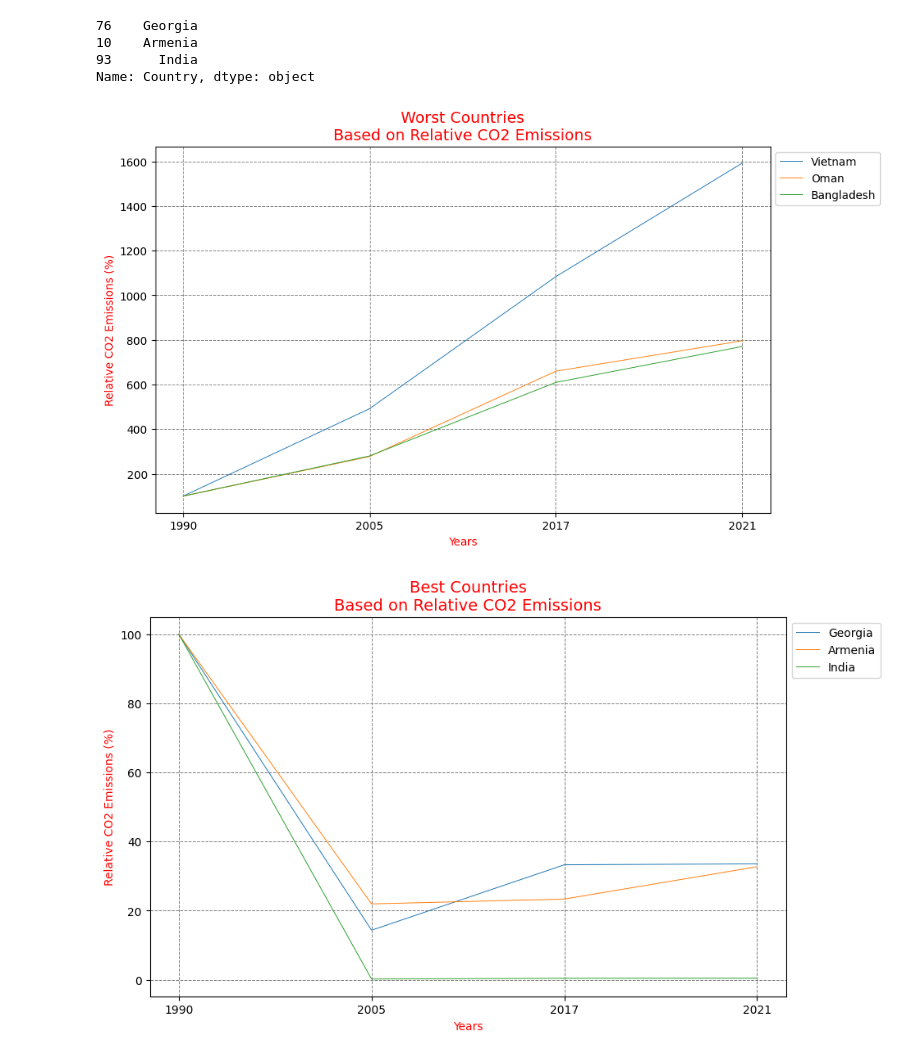
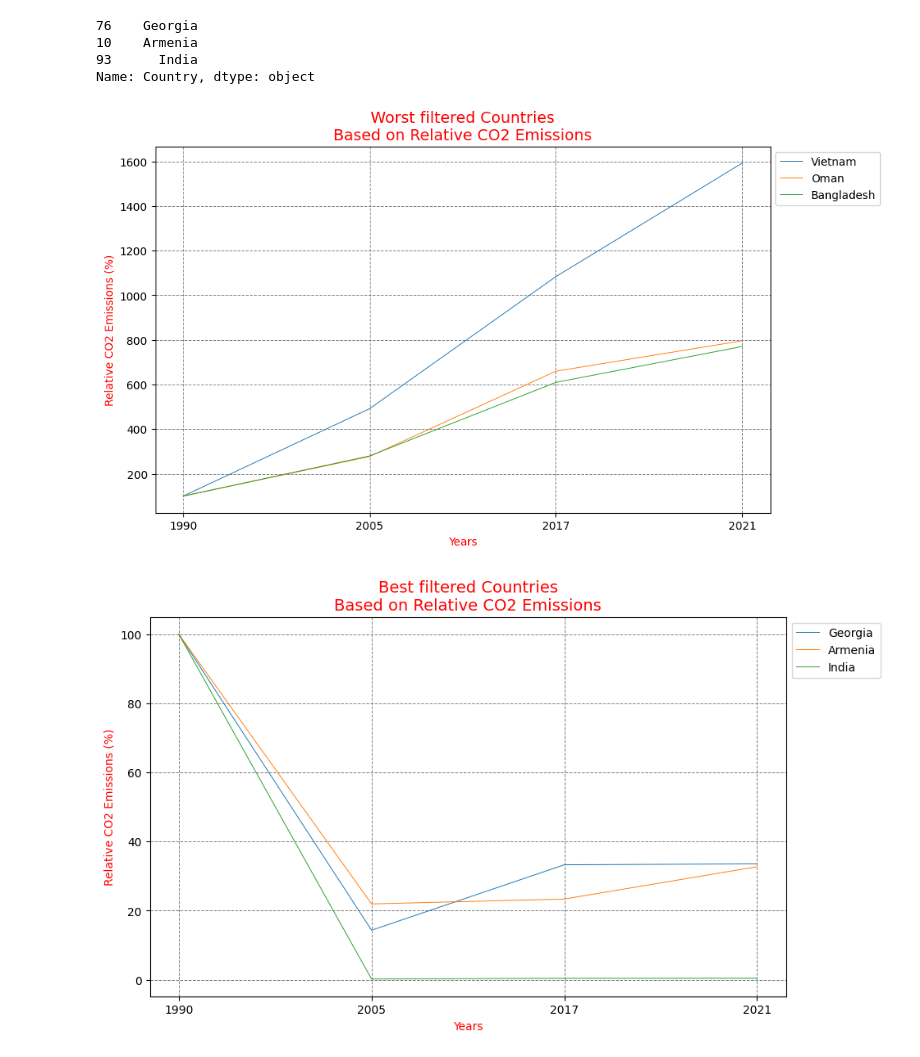
Before and after one commit to farimaahchz/04-Global-CO2-Emissions, a Jupyter notebook: Assignment_Global_CO2_Emissions.ipynb, the cells around one changed output. Cells and saved outputs as stored; diff of their text form; code cells hidden in the pictures.

```diff
--- a/Assignment_Global_CO2_Emissions.ipynb
+++ b/Assignment_Global_CO2_Emissions.ipynb
@@ -258,33 +258,33 @@ Name: Country, dtype: object
 # %%
 #making chart for filtered top 3 and bottom 3
 
 # x-axis, years of 1990, 2005, 2017 and 2021
 #y-axis, relative_change
 
 fig, ax1 = plt.subplots(figsize=(10, 6))
 fig, ax2 = plt.subplots(figsize=(10, 6))
 
 # Plot the worst three countries
 for i, country in worst_countries_filtered.iterrows():
   ax1.plot(years, country[years], label= country[0], linewidth= 0.7 )
 
 # Plot the best three countries
 for i, country in best_countries_filtered.iterrows():
   ax2.plot(years, country[years], label= country[0], linewidth= 0.7 )
 
 ax1.legend(loc='upper left', bbox_to_anchor=(1, 1))
 ax1.set_xlabel('Years', fontsize=10, color= 'red')
 ax1.set_ylabel('Relative CO2 Emissions (%)', fontsize=10, color= 'red')
-ax1.set_title('Worst Countries\nBased on Relative CO2 Emissions', fontsize=14, color='red')
+ax1.set_title('Worst filtered Countries\nBased on Relative CO2 Emissions', fontsize=14, color='red')
 ax1.grid(linewidth= 0.7, linestyle='--', color = 'gray')
 
 ax2.legend(loc='upper left', bbox_to_anchor=(1, 1))
 ax2.set_xlabel('Years', fontsize=10, color= 'red')
 ax2.set_ylabel('Relative CO2 Emissions (%)', fontsize=10, color= 'red' )
-ax2.set_title('Best Countries\nBased on Relative CO2 Emissions', fontsize=14, color='red')
+ax2.set_title('Best filtered Countries\nBased on Relative CO2 Emissions', fontsize=14, color='red')
 ax2.grid(linewidth= 0.7, linestyle='--', color = 'gray')
 
 plt.show()
 # %% [output]
-[figure, old version]
+[figure, new version]
-[figure, old version]
+[figure, new version]
```
